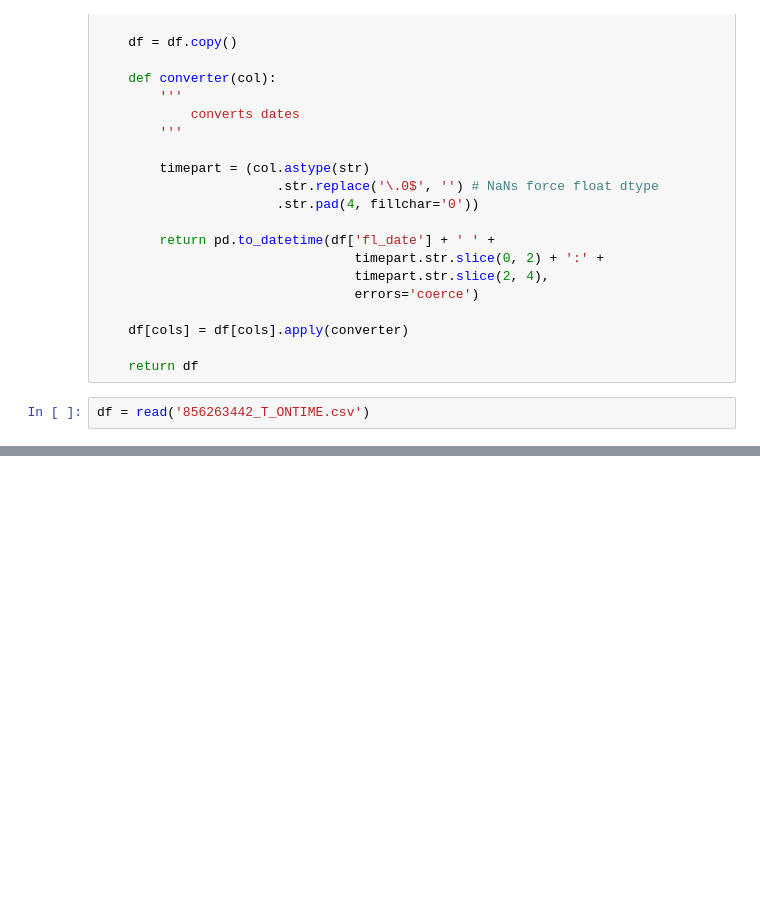
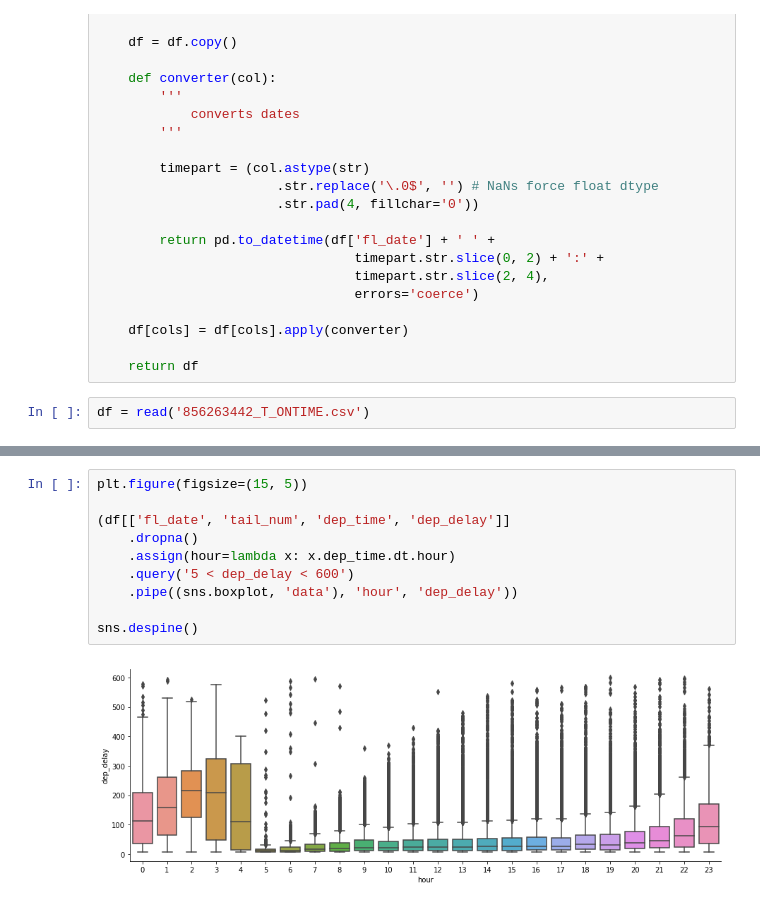
Before and after one commit to gr4vytr0n/pandas_, a Jupyter notebook: modern/part2.ipynb, the cells around one changed output, grey strips where cells are left out. Drawn from its saved outputs; the diff is of its cells as text; blank space fills up the shorter version.

```diff
--- a/modern/part2.ipynb
+++ b/modern/part2.ipynb
@@ -153,0 +141,12 @@ ERROR:root:load(471949, 36)
+# %%
+plt.figure(figsize=(15, 5))
+
+(df[['fl_date', 'tail_num', 'dep_time', 'dep_delay']]
+    .dropna()
+    .assign(hour=lambda x: x.dep_time.dt.hour)
+    .query('5 < dep_delay < 600')
+    .pipe((sns.boxplot, 'data'), 'hour', 'dep_delay'))
+
+sns.despine()
+# %% [output]
+[figure, added]
```
Also changed, not shown: parts of 9 cells of this notebook.
